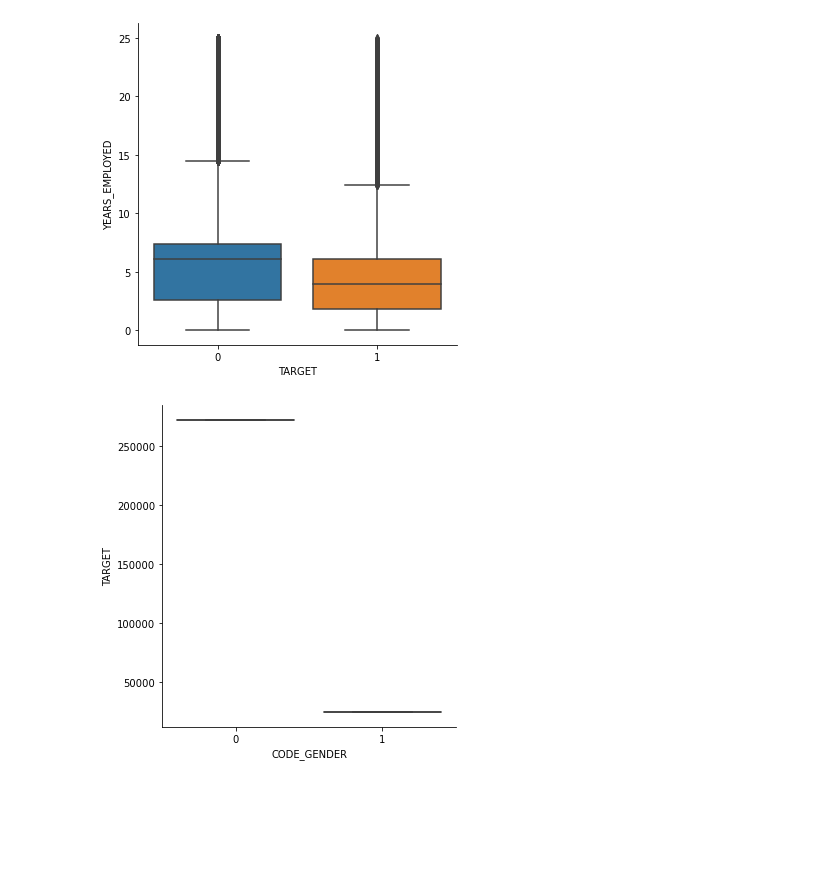
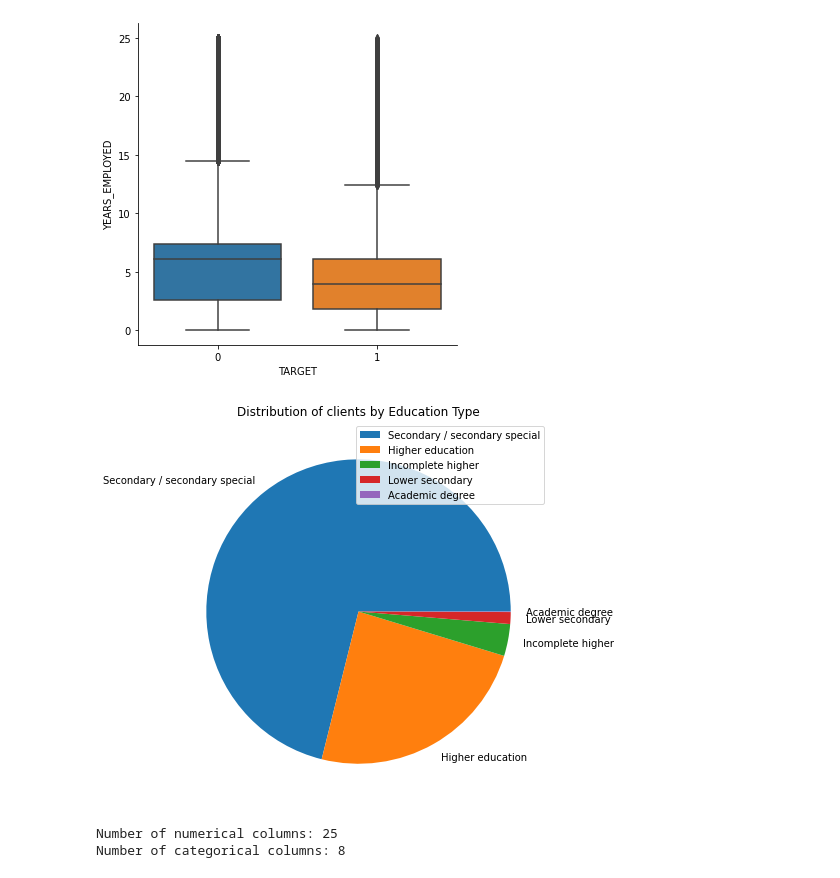
Before and after one commit to SharelCooper/LoanDefaultAnalysisAndMLPredicton, a Jupyter notebook: Loan Project.ipynb, the cells around one changed output. Saved outputs shown, nothing was run; the diff lists cells and outputs as text; code cells hidden in the pictures; blank space fills up the shorter version.

```diff
--- a/Loan Project.ipynb
+++ b/Loan Project.ipynb
@@ -736,10 +735,20 @@ sns.catplot(x = "TARGET", y = "YEARS_EMPLOYED", data = df, kind="box")
 plt.show();
 # %% [output]
 [figure]
-# %%
-# Plot the Years Employed and the target outcomes
-# We can see that those who default have a shorter employment period on average
-sns.catplot(x = "CODE_GENDER", y = df.TARGET.value_counts(), data = df, kind="box")
-plt.show();
-# %% [output]
-[figure, removed]
+# %%
+# Look at distribution of clients by education type
+plt.pie(df.NAME_EDUCATION_TYPE.value_counts(),labels = df.NAME_EDUCATION_TYPE.unique(),)
+plt.legend()
+plt.title("Distribution of clients by Education Type")
+plt.show();
+# %% [output]
+[figure, added]
+# %%
+# Create a list of all the Catagorical features and a list of all the numerical/ features
+cat = list(df.select_dtypes(["object"]).columns)
+num = list(df.select_dtypes(["float64","int64"]).columns)
+print("Number of numerical columns: "+ str(len(num)))
+print("Number of categorical columns: " +str(len(cat)))
+# %% [output]
+Number of numerical columns: 25
+Number of categorical columns: 8
```
Also changed, not shown: parts of 26 cells of this notebook.
